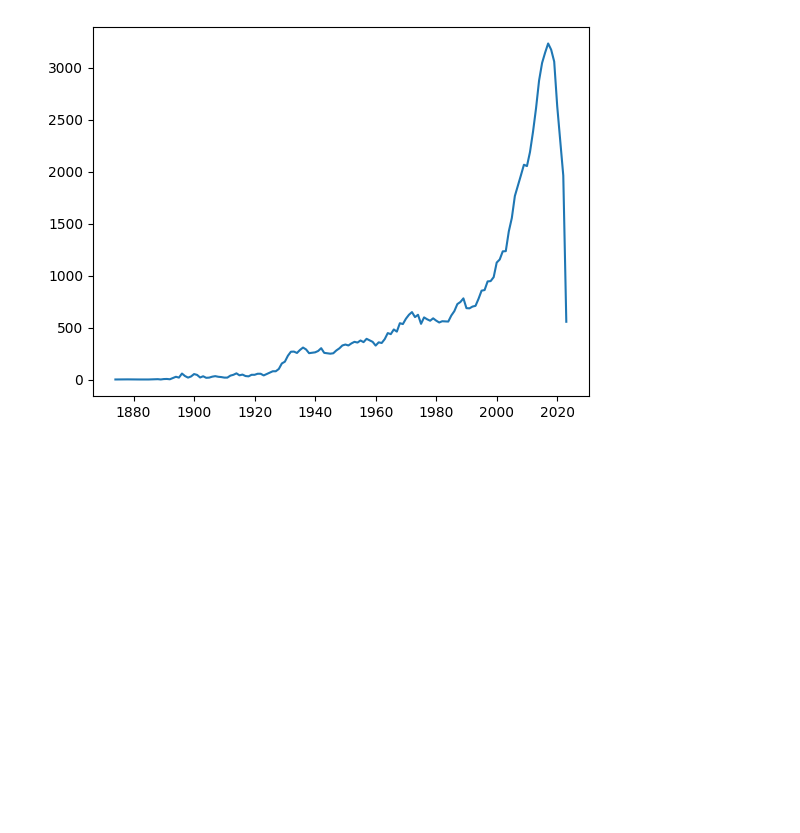
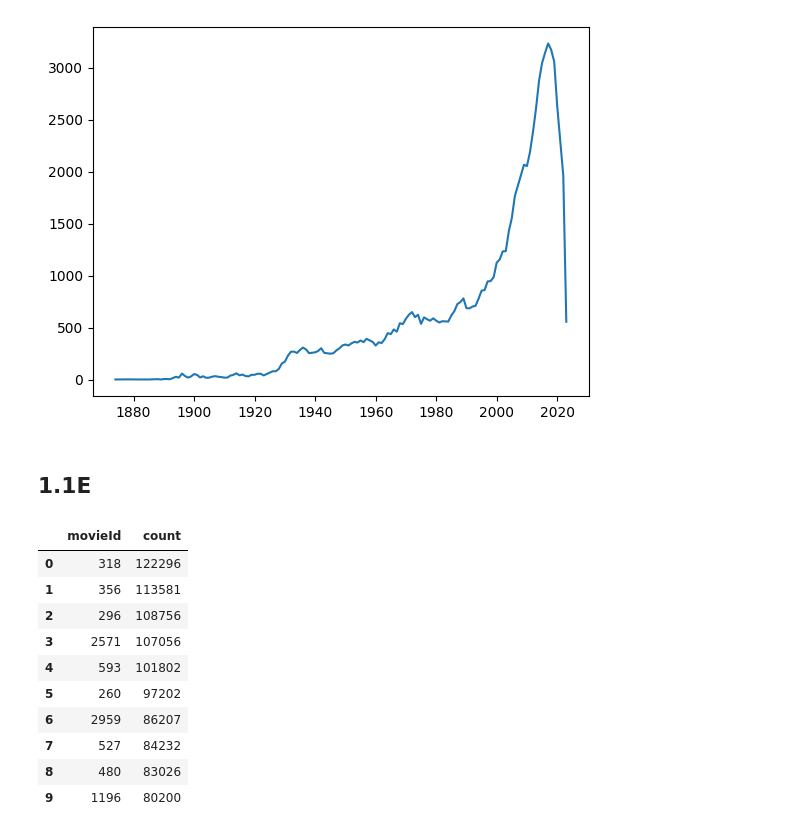
Before and after one commit to BrutalFrost/Artificial_Intelligence_Hampus_Erlandsson_OPA23, a Jupyter notebook: Lab_1/Lab_1.ipynb, the cells around one changed output. Cells and saved outputs as stored; diff of their text form; code cells hidden in the pictures; blank space fills up the shorter version.

```diff
--- a/Lab_1/Lab_1.ipynb
+++ b/Lab_1/Lab_1.ipynb
@@ -228,3 +228,24 @@ plt.plot(total_movies_year["year"], total_movies_year["count"])
 # %% [output]
 [<matplotlib.lines.Line2D at 0x...>]
 [figure]
+# %% [markdown]
+## 1.1E
+# %%
+#number_ratings= pd.DataFrame(df_ratings.groupby("movieId")["rating"].count().sort_values(ascending=False)).rename(columns= {"rating": "rating_count"})
+#number_ratings
+
+
+rating_per_id= df_ratings.groupby("movieId")["rating"].count().sort_values(ascending=False).reset_index(name= "count").head(10)
+rating_per_id
+# %% [output]
+|  | movieId | count |
+| 0 | 318 | 122296 |
+| 1 | 356 | 113581 |
+| 2 | 296 | 108756 |
+| 3 | 2571 | 107056 |
+| 4 | 593 | 101802 |
+| 5 | 260 | 97202 |
+| 6 | 2959 | 86207 |
+| 7 | 527 | 84232 |
+| 8 | 480 | 83026 |
+| 9 | 1196 | 80200 |
```
Also changed, not shown: parts of 4 cells of this notebook.
